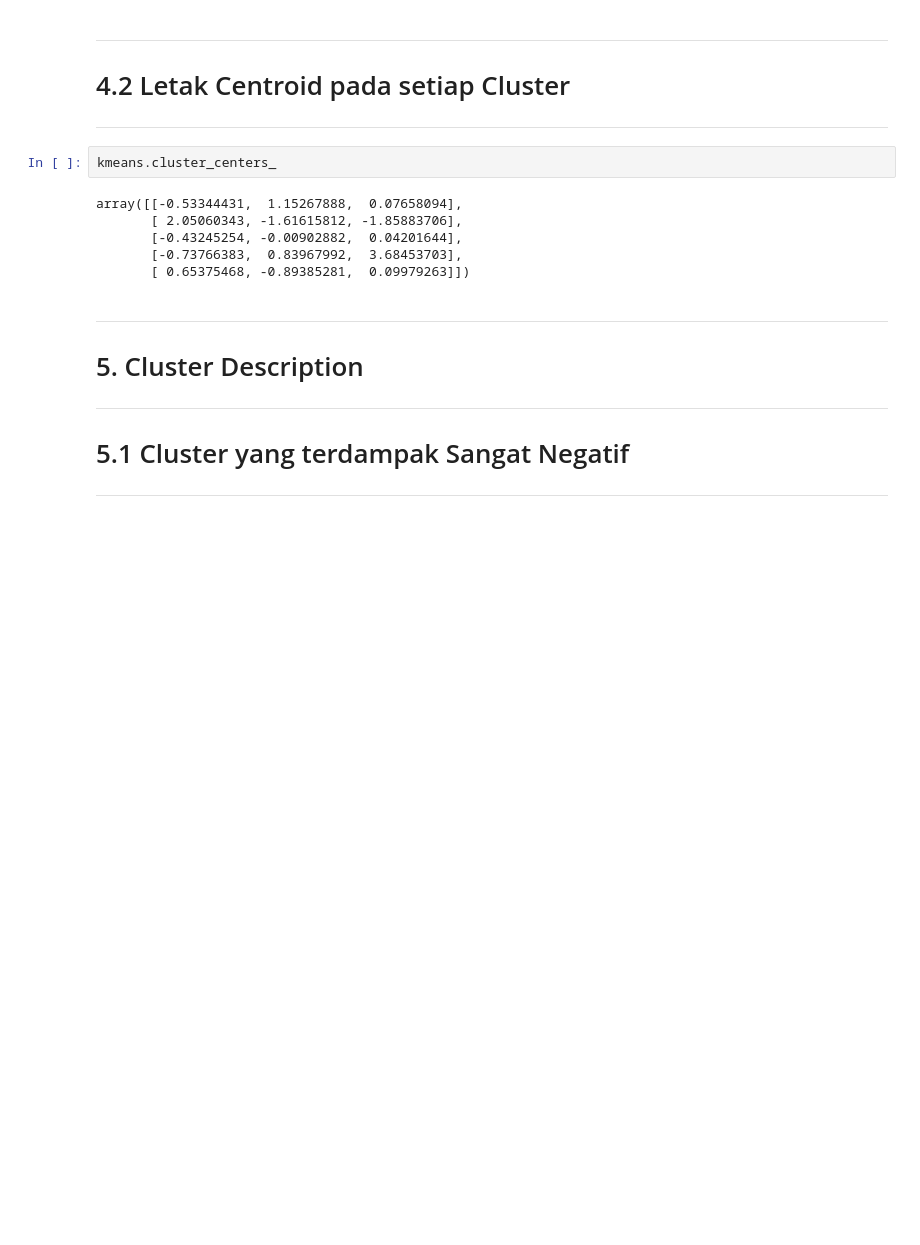
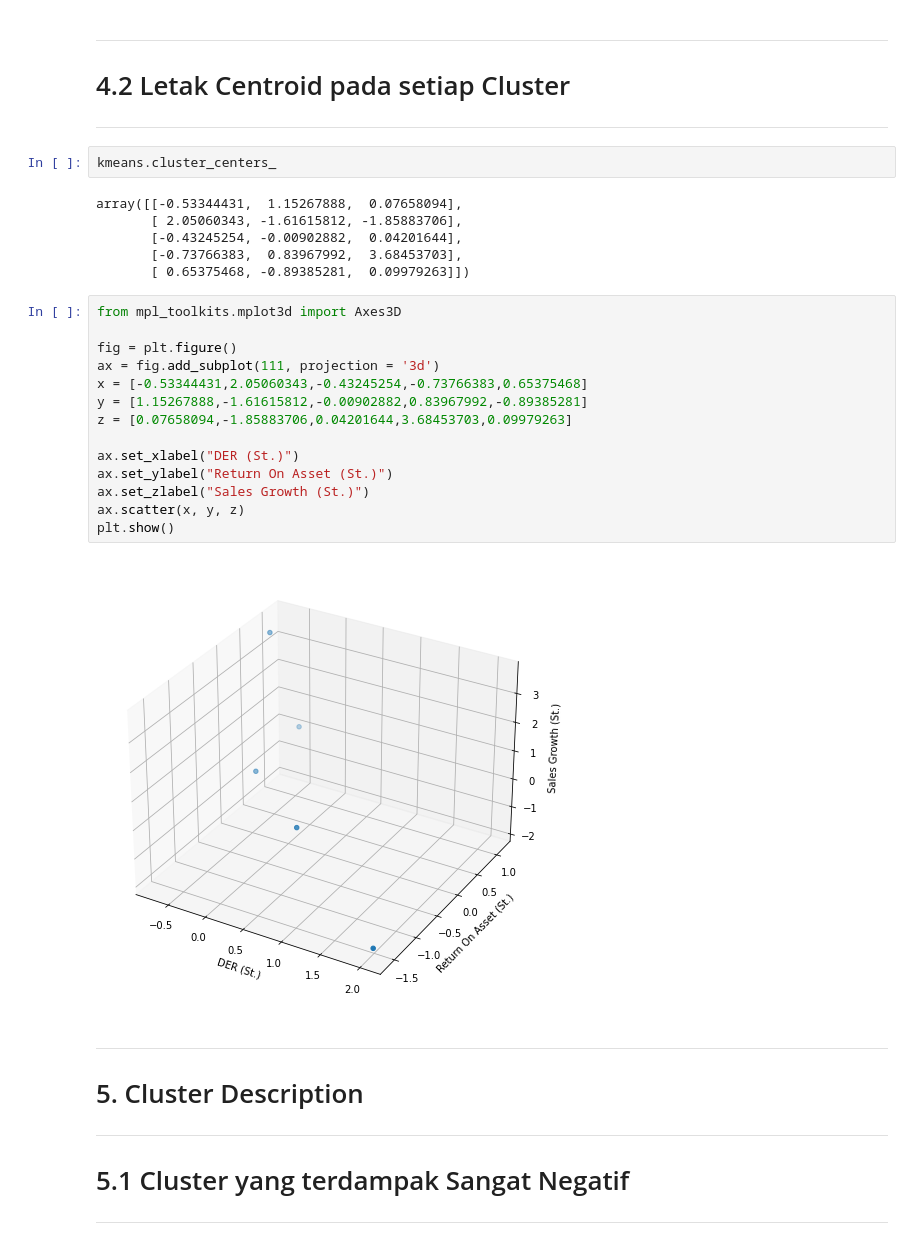
Before and after one commit to mmsssaaaa/Clustering, a Jupyter notebook: clustering-industri-pariwisata.ipynb, the cells around one changed output. Saved outputs shown, nothing was run; the diff lists cells and outputs as text; blank space fills up the shorter version.

```diff
--- a/clustering-industri-pariwisata.ipynb
+++ b/clustering-industri-pariwisata.ipynb
@@ -436,6 +437,22 @@ array([[-0.53344431,  1.15267888,  0.07658094],
        [-0.43245254, -0.00902882,  0.04201644],
        [-0.73766383,  0.83967992,  3.68453703],
        [ 0.65375468, -0.89385281,  0.09979263]])
+# %%
+from mpl_toolkits.mplot3d import Axes3D
+
+fig = plt.figure()
+ax = fig.add_subplot(111, projection = '3d')
+x = [-0.53344431,2.05060343,-0.43245254,-0.73766383,0.65375468]
+y = [1.15267888,-1.61615812,-0.00902882,0.83967992,-0.89385281]
+z = [0.07658094,-1.85883706,0.04201644,3.68453703,0.09979263]
+
+ax.set_xlabel("DER (St.)")
+ax.set_ylabel("Return On Asset (St.)")
+ax.set_zlabel("Sales Growth (St.)")
+ax.scatter(x, y, z)
+plt.show()
+# %% [output]
+[figure, added]
 # %% [markdown]
 ***
 # 5. Cluster Description
```
Also changed, not shown: parts of 6 cells of this notebook.
